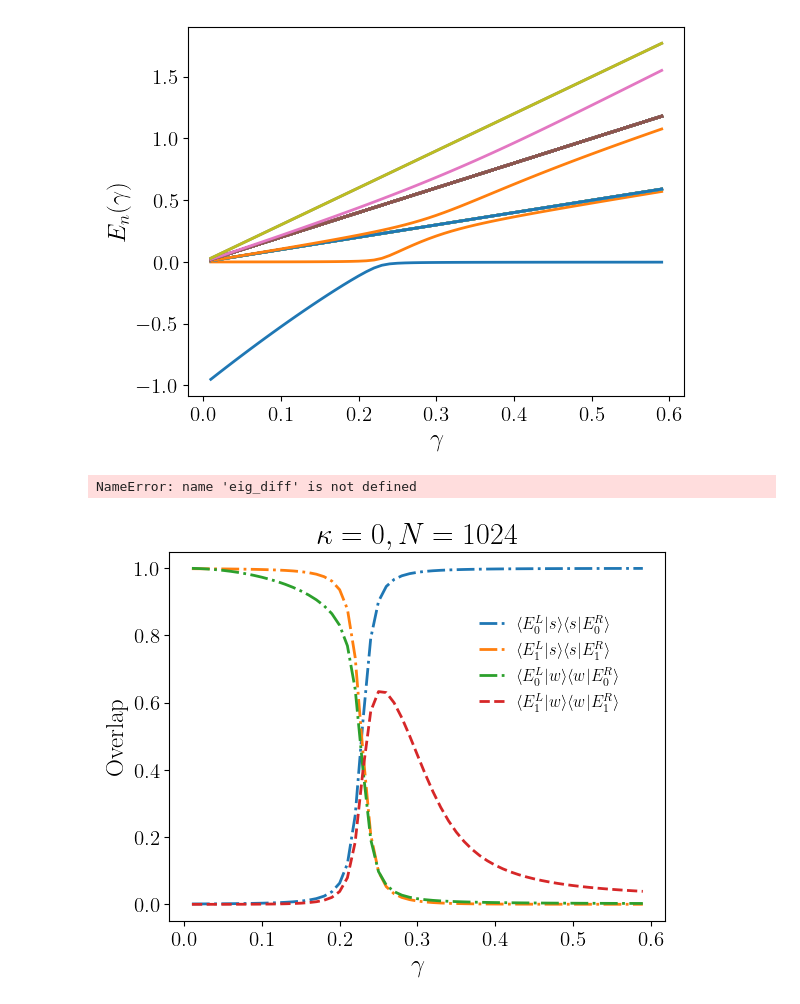
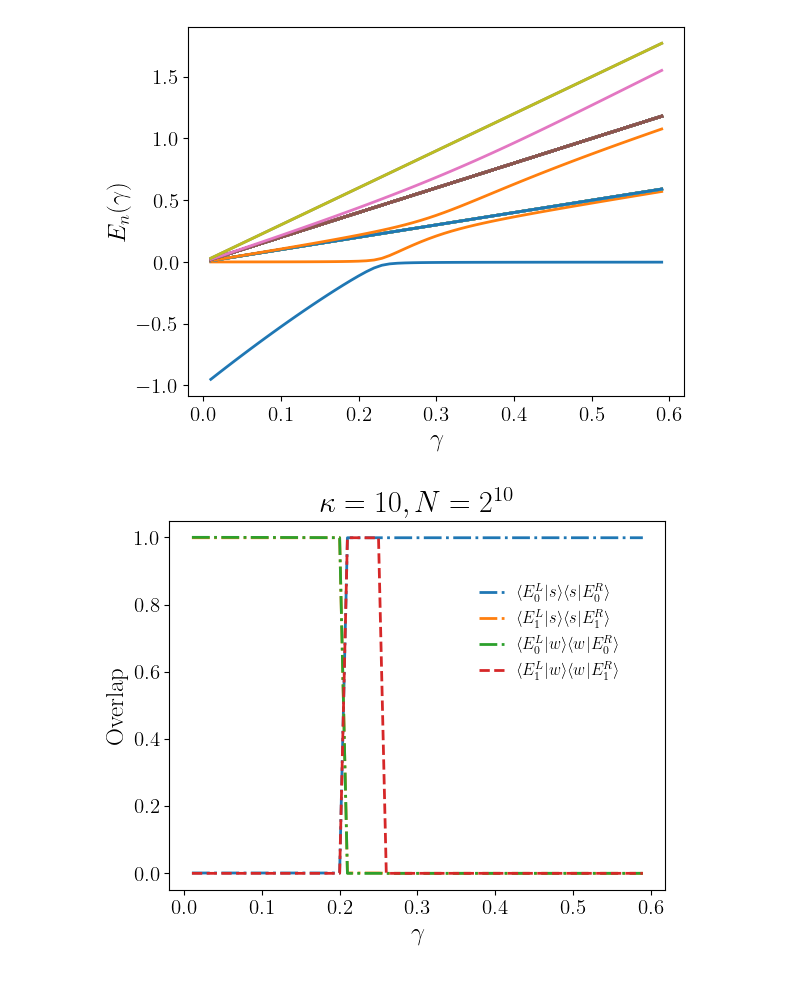
Before and after one commit to sayanr5834/non-Hermitian_QS, a Jupyter notebook: NH_hypercube.ipynb, the cells around one changed output. Cells and saved outputs as stored; diff of their text form; code cells hidden in the pictures.

Commit message:
added the overlap and survival probability

```diff
--- a/NH_hypercube.ipynb
+++ b/NH_hypercube.ipynb
@@ -59,33 +66,30 @@ plt.show()
 # %%
 #parameters
 dim =10
-w  = 0
-kappa = 0
+w  = 10
+kappa = 10
 gamma =   np.arange(0.01,0.6,0.01)
 
 
-overlap_0,overlap_1,overlap_2,overlap_3 = sf.overlap_hypercube(dim,gamma,w,kappa)
+E0s, E1s, E0w, E1w = sf.overlap_hypercube(dim,gamma,w,kappa)
-# %% [output]
-NameError: name 'eig_diff' is not defined
 # %%
-plt.plot(gamma, np.abs(overlap_0),'-.',label = r'$\langle E_0^L | s \rangle \langle s | E_0^R \rangle $')
+plt.plot(gamma, E0s,'-.',label = r'$\langle E_0^L | s \rangle \langle s | E_0^R \rangle $')
 
-plt.plot(gamma, np.abs(overlap_1),'-.',label = r'$\langle E_1^L | s \rangle \langle s | E_1^R \rangle$')
+plt.plot(gamma, E1s,'-.',label = r'$\langle E_1^L | s \rangle \langle s | E_1^R \rangle$')
 
-plt.plot(gamma, np.abs(overlap_2),'-.',label = r'$\langle E_0^L | w \rangle \langle w | E_0^R \rangle $')
+plt.plot(gamma, E0w,'-.',label = r'$\langle E_0^L | w \rangle \langle w | E_0^R \rangle $')
 
-plt.plot(gamma, np.abs(overlap_3),'--',label = r'$\langle E_1^L | w \rangle \langle w | E_1^R \rangle$')
-
-plt.plot(gamma, np.abs(eig_diff),'--',label = r'$E_1 - E_0$')
+plt.plot(gamma, E1w,'--',label = r'$\langle E_1^L | w \rangle \langle w | E_1^R \rangle$')
 
 #plt.axvline(1.0,linestyle = '--',color = 'k',linewidth =1)
 
 plt.legend(fontsize = 12, loc = (0.61,0.55))
 plt.xlabel(r'$\gamma$')
 plt.ylabel(r'Overlap')
-plt.title(r'$\kappa = 0, N = 1024$')
+plt.title(f'$\\kappa = {kappa}, N = 2^{{10}}$')
 
-#plt.savefig(r'Overlap_k1_N500.pdf',bbox_inches = 'tight')
+
+plt.savefig(f'../Figures/Overlap_hypercube/Overlap_k{kappa}_dim{10}.pdf',bbox_inches = 'tight',dpi =600)
 plt.show()
 # %% [output]
-[figure, old version]
+[figure, new version]
```
Also changed, not shown: parts of 5 cells of this notebook.
